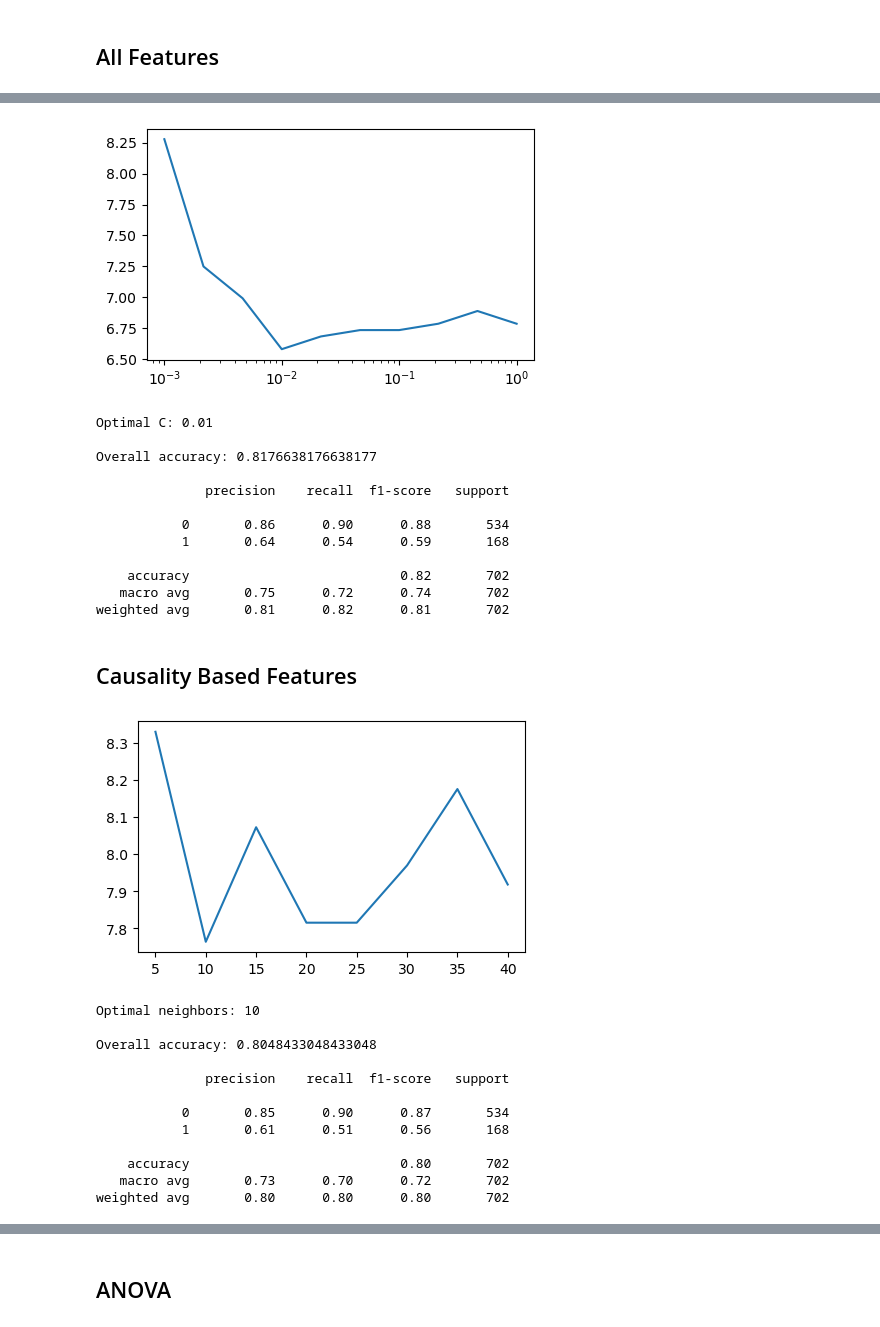
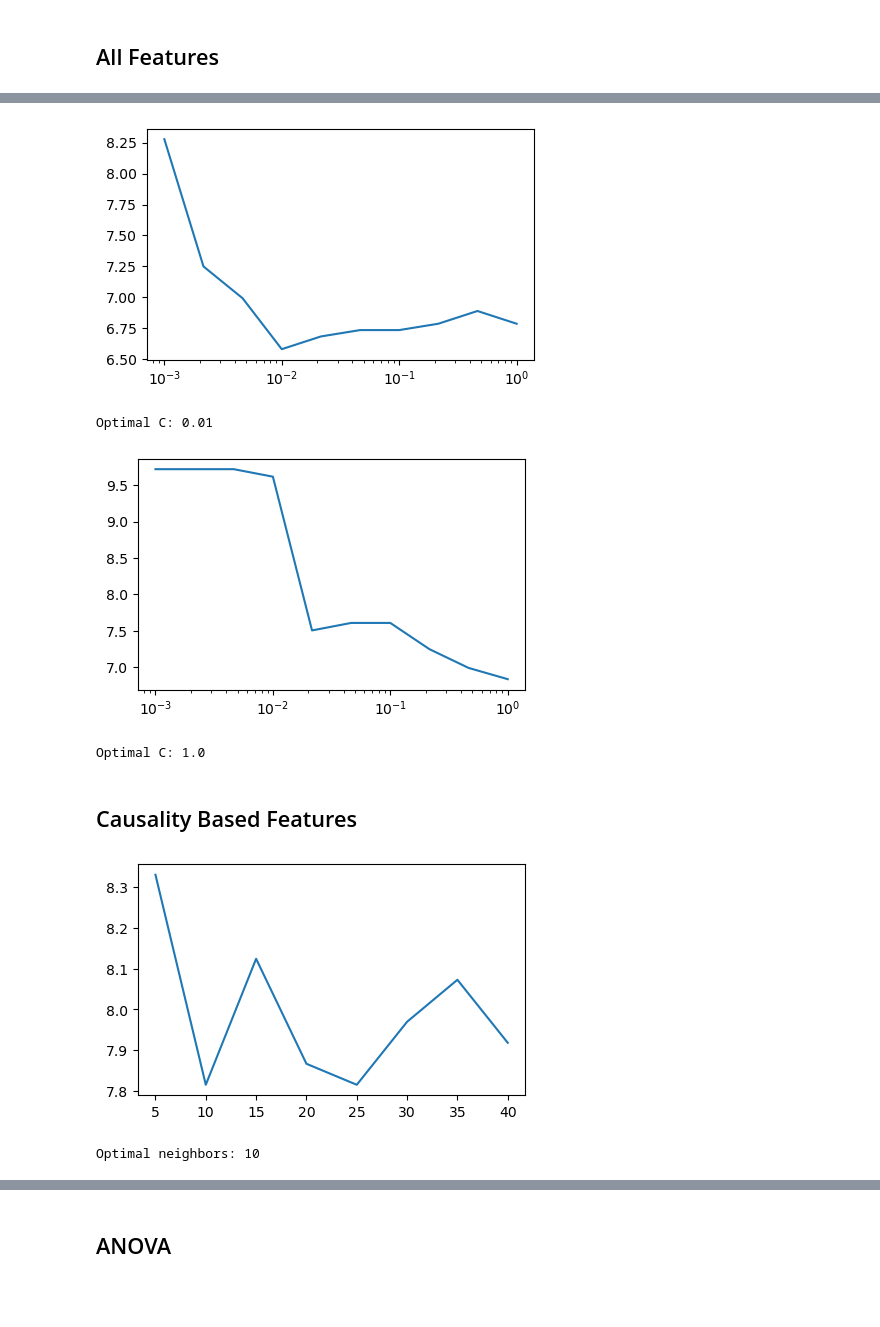
Before and after one commit to prat-man/CSE-572-Data-Mining, a Jupyter notebook: causality.ipynb, the cells around one changed output, grey strips where cells are left out. Drawn from its saved outputs; the diff is of its cells as text; code cells hidden in the pictures; blank space fills up the shorter version.

```diff
--- a/causality.ipynb
+++ b/causality.ipynb
@@ -133,12 +145,21 @@ plt.show()
 # %% [markdown]
 # Evaluation
-# %%
-def evaluate(clf, x, y):
-    y_pred = clf.predict(x)
-    print(f'Overall accuracy: {accuracy_score(y, y_pred)}\n')
-    print(classification_report(y, y_pred, zero_division=0))
+# %%
+def evaluate(clf, x, y, row):
+    y_pred = clf.predict(x)
+
+    accuracy = accuracy_score(y, y_pred)
+    bal_accuracy = balanced_accuracy_score(y, y_pred)
+    precision_0 = precision_score(y, y_pred, pos_label=1)
+    precision_1 = precision_score(y, y_pred, pos_label=0)
+    recall_0 = recall_score(y, y_pred, pos_label=1)
+    recall_1 = recall_score(y, y_pred, pos_label=0)
+    f1_0 = f1_score(y, y_pred, pos_label=1)
+    f1_1 = f1_score(y, y_pred, pos_label=0)
+
+    metrics_df.loc[row] = [accuracy, bal_accuracy, precision_0, precision_1, recall_0, recall_1, f1_0, f1_1]
 # %%
-def evaluateKNN(x_train, x_val, x_test):
+def evaluateKNN(x_train, x_val, x_test, row):
     # hyperparameter tuning
     loss = []
     x_axis = np.linspace(5, 40, num=8, dtype=int)
@@ -163,5 +184,5 @@ def evaluateKNN(x_train, x_val, x_test):
     # test
     knn = KNeighborsClassifier(n_neighbors=n_neighbors)
     knn.fit(x_train, y_train)
-    evaluate(knn, x_test, y_test)
+    evaluate(knn, x_test, y_test, row)
 # %%
@@ -213,19 +253,13 @@ weighted avg       0.82      0.81      0.81       702
 # %%
-evaluateLR(X_train, X_val, X_test)
+evaluateLR(X_train, X_val, X_test, 'LR - All')
 # %% [output]
 [figure]
 Optimal C: 0.01
-
-Overall accuracy: 0.8176638176638177
-
-              precision    recall  f1-score   support
-
-           0       0.86      0.90      0.88       534
-           1       0.64      0.54      0.59       168
-
-    accuracy                           0.82       702
-   macro avg       0.75      0.72      0.74       702
-weighted avg       0.81      0.82      0.81       702
+# %%
+evaluateSVM(X_train, X_val, X_test, 'SVM - All')
+# %% [output]
+[figure, added]
+Optimal C: 1.0
 # %% [markdown]
 ## Causality Based Features
 # %%
@@ -233,19 +267,8 @@ X_train_causal = X_train[list(relevant_features)]
 X_val_causal = X_val[list(relevant_features)]
 X_test_causal = X_test[list(relevant_features)]
 # %%
-evaluateKNN(X_train_causal, X_val_causal, X_test_causal)
+evaluateKNN(X_train_causal, X_val_causal, X_test_causal, 'KNN - Causal')
 # %% [output]
-[figure, old version]
+[figure, new version]
 Optimal neighbors: 10
-
-Overall accuracy: 0.8048433048433048
-
-              precision    recall  f1-score   support
-
-           0       0.85      0.90      0.87       534
-           1       0.61      0.51      0.56       168
-
-    accuracy                           0.80       702
-   macro avg       0.73      0.70      0.72       702
-weighted avg       0.80      0.80      0.80       702
 # %%
```
Also changed, not shown: parts of 32 cells of this notebook.
